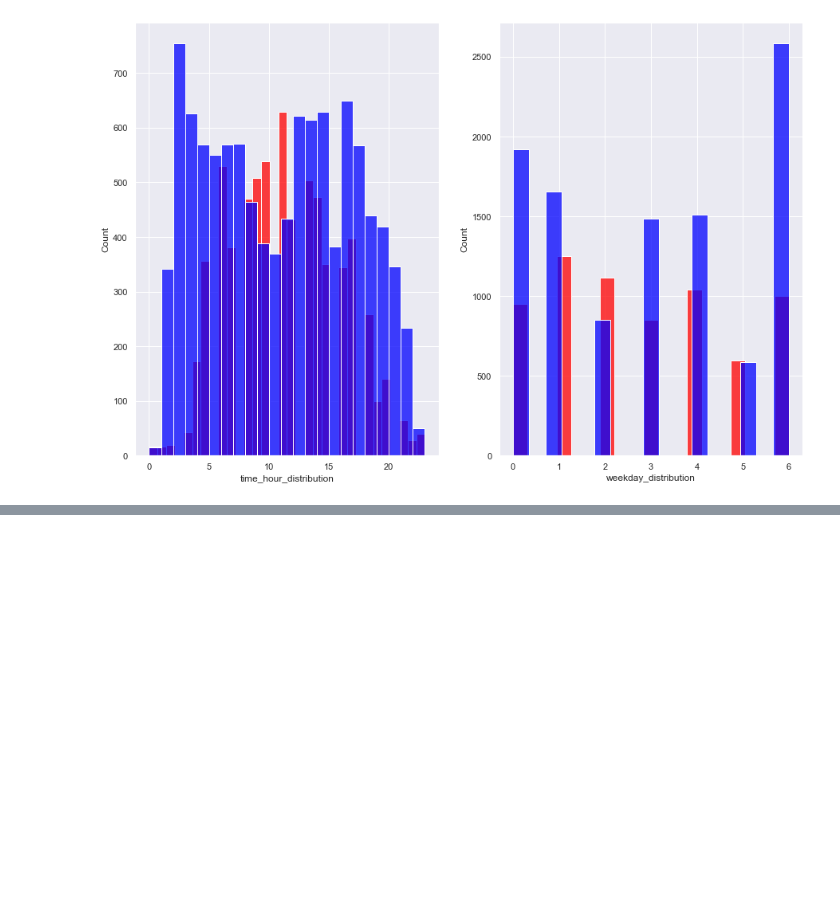
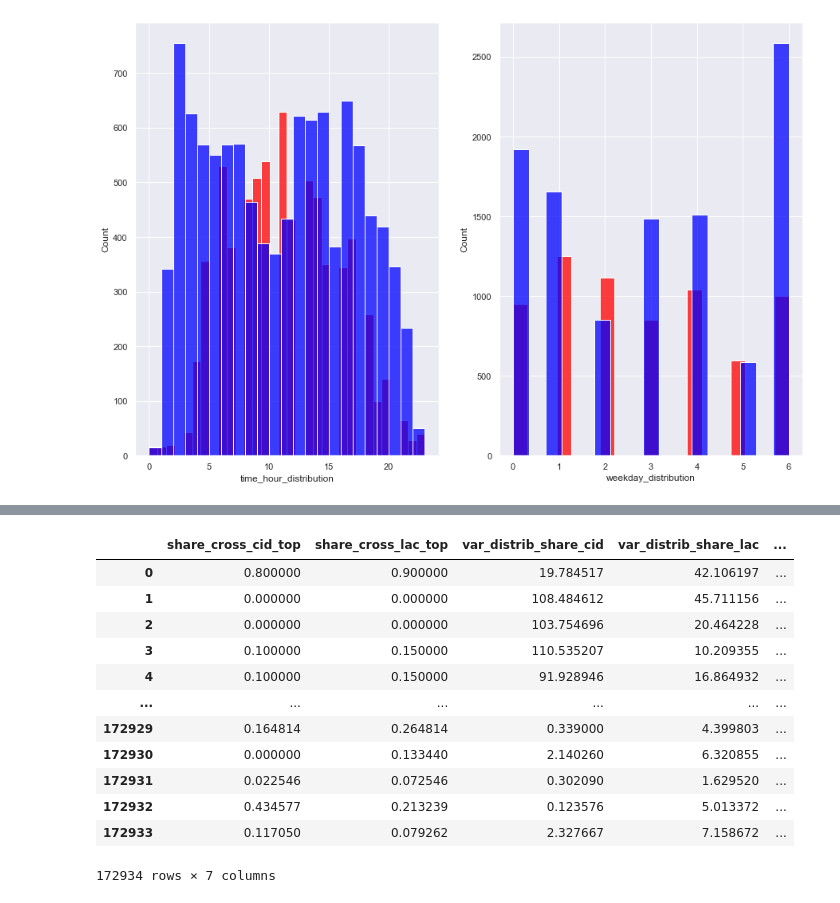
Before and after one commit to IvanovNA01/OneFactor_test, a Jupyter notebook: test_to_OneFactor.ipynb, the cells around one changed output, grey strips where cells are left out. Saved outputs shown, nothing was run; the diff lists cells and outputs as text; code cells hidden in the pictures; blank space fills up the shorter version.

Commit message:
generation feach and upgrate True class is done

```diff
--- a/test_to_OneFactor.ipynb
+++ b/test_to_OneFactor.ipynb
@@ -646,0 +634,41 @@ df_test_exp_mode.loc[df_test_exp_mode.hash_id == 2695335]
+# %%
+def calculation_df_feach (df):
+  # рассчитаем ряд метрик, которые позволят оценить отношение между сгенерированными парами id:
+  # долю совпадений в топ-20 категориальных фичей cid
+  xx = df[[f"category_cid_top_{i}_x" for i in range(1, 21)]].values
+  yy = df[[f"category_cid_top_{i}_y" for i in range(1, 21)]].values
+  df["share_cross_cid_top"] = (xx == yy).sum(axis=1)/20
+  # долю совпадений в топ-20 категориальных фичей lac
+  xx = df[[f"category_lac_top_{i}_x" for i in range(1, 21)]].values
+  yy = df[[f"category_lac_top_{i}_y" for i in range(1, 21)]].values
+  df["share_cross_lac_top"] = (xx == yy).sum(axis=1)/20
+  # дисперсию распределений разности долей использования топ-20 категориальных фичей cid
+  xx = df[[f"share_cid_category_top_{i}_x" for i in range(1, 21)]].values
+  yy = df[[f"share_cid_category_top_{i}_y" for i in range(1, 21)]].values
+  df["var_distrib_share_cid"] = (xx - yy).var(axis=1)
+  # дисперсию распределений разности долей использования топ-20 категориальных фичей lac
+  xx = df[[f"share_lac_category_top_{i}_x" for i in range(1, 21)]].values
+  yy = df[[f"share_lac_category_top_{i}_y" for i in range(1, 21)]].values
+  df["var_distrib_share_lac"] = (xx - yy).var(axis=1)
+  # модуль доли количества общей активности относительно максимума в паре
+  df["delta_share_all_move"] = np.abs((df["count_all_move_x"] - df["count_all_move_y"]))/np.maximum(df["count_all_move_x"] , df["count_all_move_y"])
+  # модуль доли экспоненты моды распределения дней недели активности относительно максимума в паре
+  df["delta_share_exp_mode_weekday"] = np.abs((df["exp_mode_weekday_x"] - df["exp_mode_weekday_y"]))/np.maximum(df["exp_mode_weekday_x"] , df["exp_mode_weekday_y"])
+  # модуль доли дисперсии распределения часов активности относительно максимума в паре
+  df["delta_share_var_time_hour"] = np.abs((df["var_time_hour_x"] - df["var_time_hour_y"]))/np.maximum(df["var_time_hour_x"] , df["var_time_hour_y"])
+  # определим список уже не нужных колонок
+  list_old_feach = [ x for x in df.columns if x.endswith('_x') or x.endswith('_y')]
+  # избавимся от них
+  df = df.loc[:,~df.columns.isin(list_old_feach)]
+  return df
+# %%
+# расчитаем итоговые фичи
+df_train_feach_target = calculation_df_feach(df_train_feach_target)
+df_predict_feach_target = calculation_df_feach(df_predict_feach_target)
+# %%
+# наконец получили обучающую выборку
+y =  df_train_feach_target["target"]
+X = df_train_feach_target.drop(["id1","id2","target"], axis=1)
+
+sm = SMOTE(random_state=42)
+X_res, y_res = sm.fit_resample(X, y)
@@ -646,0 +677,16 @@ df_test_exp_mode.loc[df_test_exp_mode.hash_id == 2695335]
+# %%
+X_res
+# %% [output]
+|  | share_cross_cid_top | share_cross_lac_top | var_distrib_share_cid | var_distrib_share_lac | ... |
+| 0 | 0.800000 | 0.900000 | 19.784517 | 42.106197 | ... |
+| 1 | 0.000000 | 0.000000 | 108.484612 | 45.711156 | ... |
+| 2 | 0.000000 | 0.000000 | 103.754696 | 20.464228 | ... |
+| 3 | 0.100000 | 0.150000 | 110.535207 | 10.209355 | ... |
+| 4 | 0.100000 | 0.150000 | 91.928946 | 16.864932 | ... |
+| ... | ... | ... | ... | ... | ... |
+| 172929 | 0.164814 | 0.264814 | 0.339000 | 4.399803 | ... |
+| 172930 | 0.000000 | 0.133440 | 2.140260 | 6.320855 | ... |
+| 172931 | 0.022546 | 0.072546 | 0.302090 | 1.629520 | ... |
+| 172932 | 0.434577 | 0.213239 | 0.123576 | 5.013372 | ... |
+| 172933 | 0.117050 | 0.079262 | 2.327667 | 7.158672 | ... |
+172934 rows × 7 columns
```
Also changed, not shown: parts of 22 cells of this notebook.
